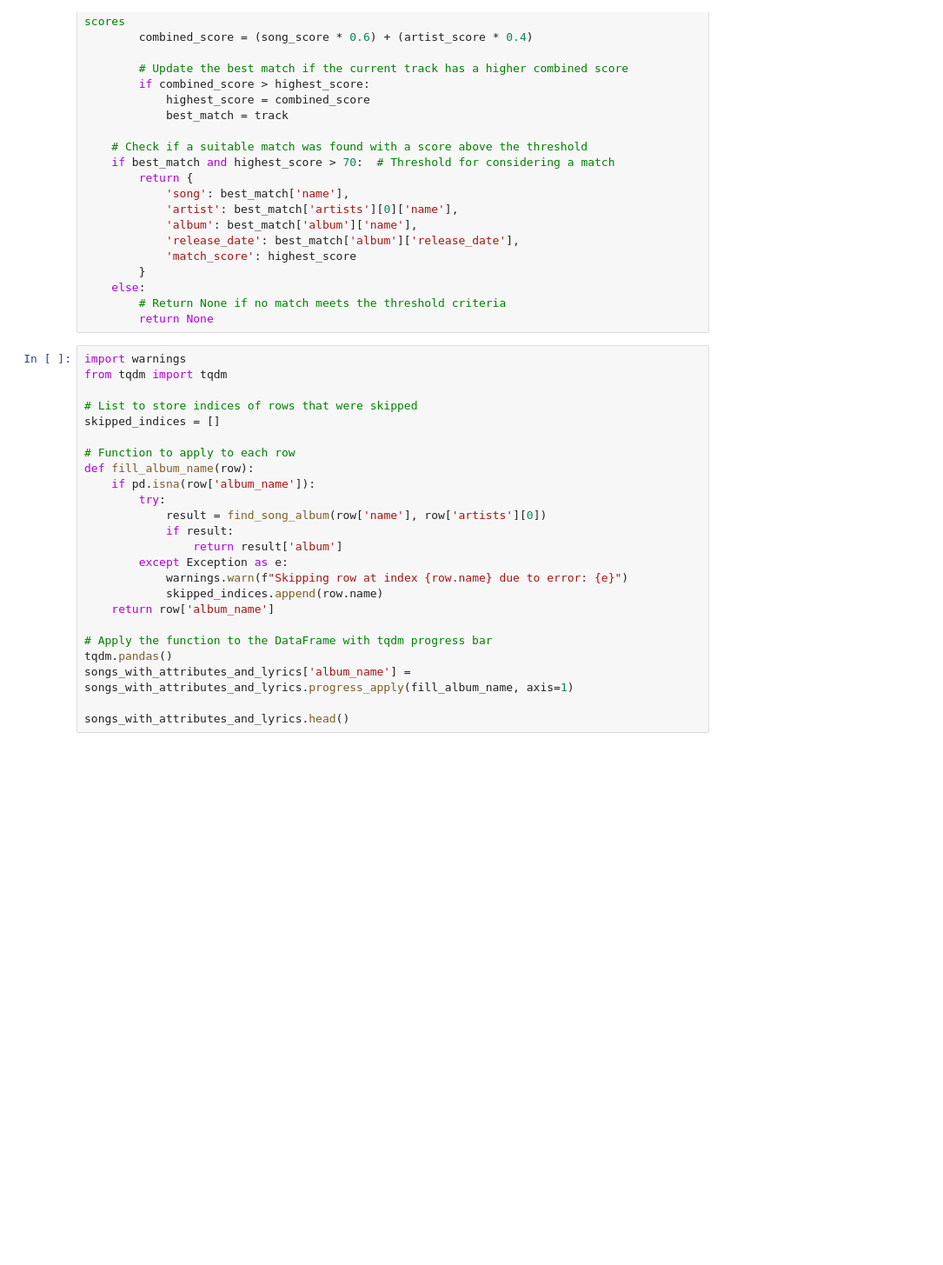
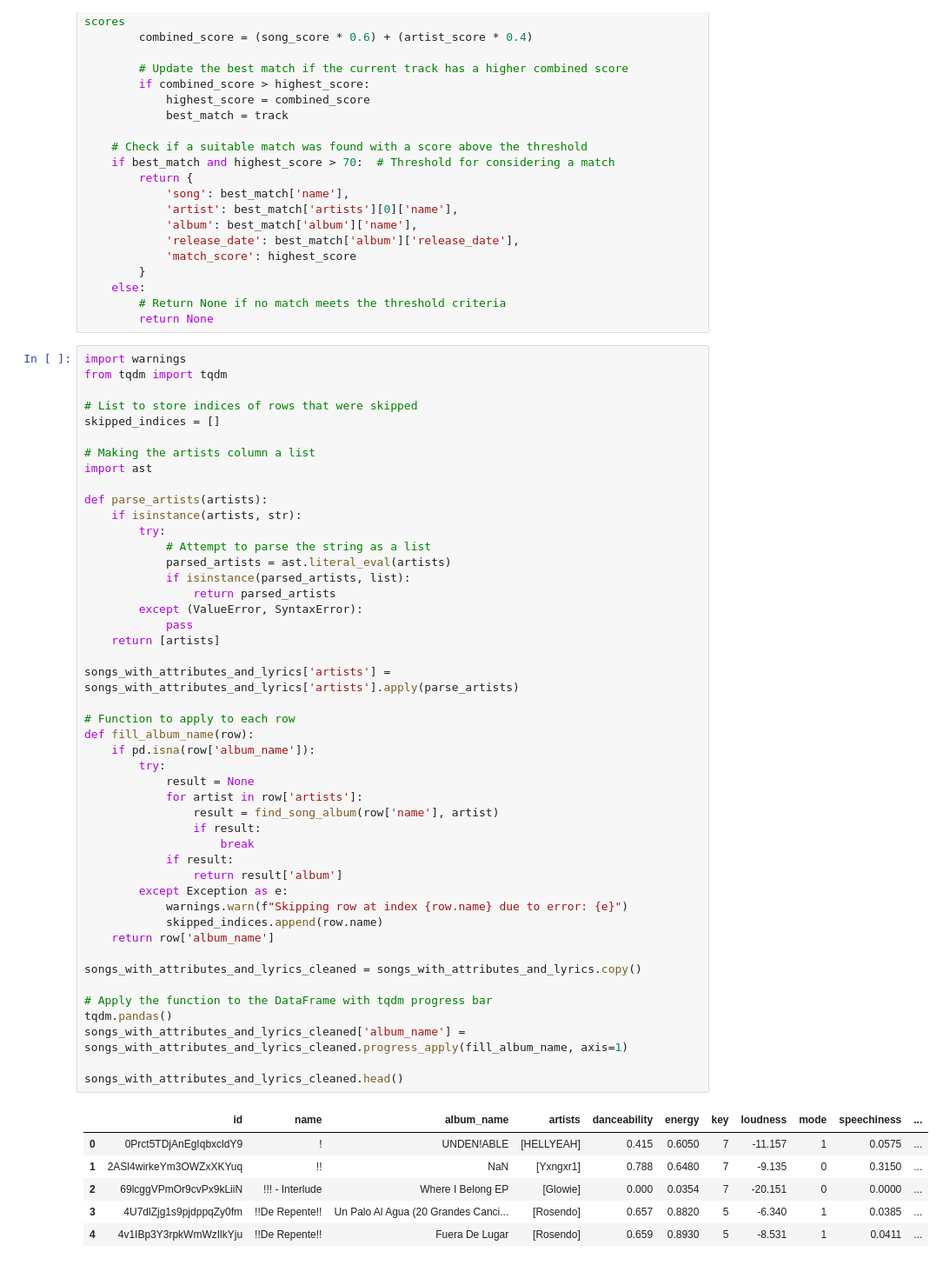
Before and after one commit to FrostNT1/Music-Industry-Insights, a Jupyter notebook: experiments/Shivam/03_song-features.ipynb, the cells around one changed output. Shown at 87% size. Cells and saved outputs as stored; diff of their text form; blank space fills up the shorter version.

```diff
--- a/experiments/Shivam/03_song-features.ipynb
+++ b/experiments/Shivam/03_song-features.ipynb
@@ -98,24 +98,53 @@ def find_song_album(song_name, artist_name):
 # %%
 import warnings
 from tqdm import tqdm
 
 # List to store indices of rows that were skipped
 skipped_indices = []
 
+# Making the artists column a list
+import ast
+
+def parse_artists(artists):
+    if isinstance(artists, str):
+        try:
+            # Attempt to parse the string as a list
+            parsed_artists = ast.literal_eval(artists)
+            if isinstance(parsed_artists, list):
+                return parsed_artists
+        except (ValueError, SyntaxError):
+            pass
+    return [artists]
+
+songs_with_attributes_and_lyrics['artists'] = songs_with_attributes_and_lyrics['artists'].apply(parse_artists)
+
 # Function to apply to each row
 def fill_album_name(row):
     if pd.isna(row['album_name']):
         try:
-            result = find_song_album(row['name'], row['artists'][0])
+            result = None
+            for artist in row['artists']:
+                result = find_song_album(row['name'], artist)
+                if result:
+                    break
             if result:
                 return result['album']
         except Exception as e:
             warnings.warn(f"Skipping row at index {row.name} due to error: {e}")
             skipped_indices.append(row.name)
     return row['album_name']
 
+songs_with_attributes_and_lyrics_cleaned = songs_with_attributes_and_lyrics.copy()
+
 # Apply the function to the DataFrame with tqdm progress bar
 tqdm.pandas()
-songs_with_attributes_and_lyrics['album_name'] = songs_with_attributes_and_lyrics.progress_apply(fill_album_name, axis=1)
+songs_with_attributes_and_lyrics_cleaned['album_name'] = songs_with_attributes_and_lyrics_cleaned.progress_apply(fill_album_name, axis=1)
 
-songs_with_attributes_and_lyrics.head()
+songs_with_attributes_and_lyrics_cleaned.head()
+# %% [output]
+|  | id | name | album_name | artists | danceability | energy | key | loudness | mode | speechiness | ... |
+| 0 | 0Prct5TDjAnEgIqbxcldY9 | ! | UNDEN!ABLE | [HELLYEAH] | 0.415 | 0.6050 | 7 | -11.157 | 1 | 0.0575 | ... |
+| 1 | 2ASl4wirkeYm3OWZxXKYuq | !! | NaN | [Yxngxr1] | 0.788 | 0.6480 | 7 | -9.135 | 0 | 0.3150 | ... |
+| 2 | 69lcggVPmOr9cvPx9kLiiN | !!! - Interlude | Where I Belong EP | [Glowie] | 0.000 | 0.0354 | 7 | -20.151 | 0 | 0.0000 | ... |
+| 3 | 4U7dlZjg1s9pjdppqZy0fm | !!De Repente!! | Un Palo Al Agua (20 Grandes Canci... | [Rosendo] | 0.657 | 0.8820 | 5 | -6.340 | 1 | 0.0385 | ... |
+| 4 | 4v1IBp3Y3rpkWmWzIlkYju | !!De Repente!! | Fuera De Lugar | [Rosendo] | 0.659 | 0.8930 | 5 | -8.531 | 1 | 0.0411 | ... |
```
Also changed, not shown: parts of 3 cells of this notebook, 2 other files.
